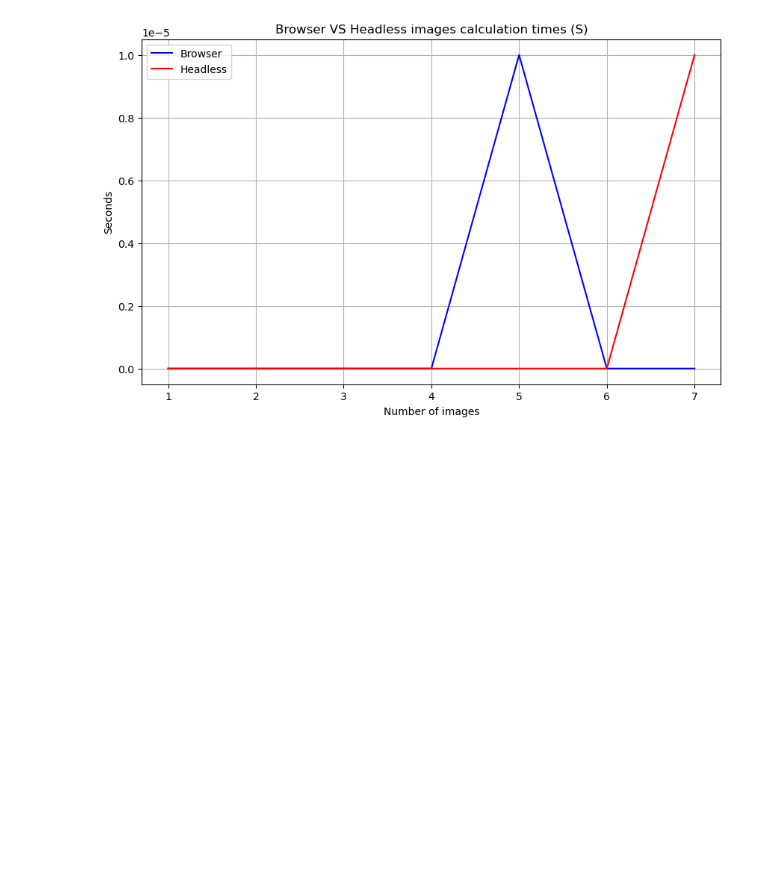
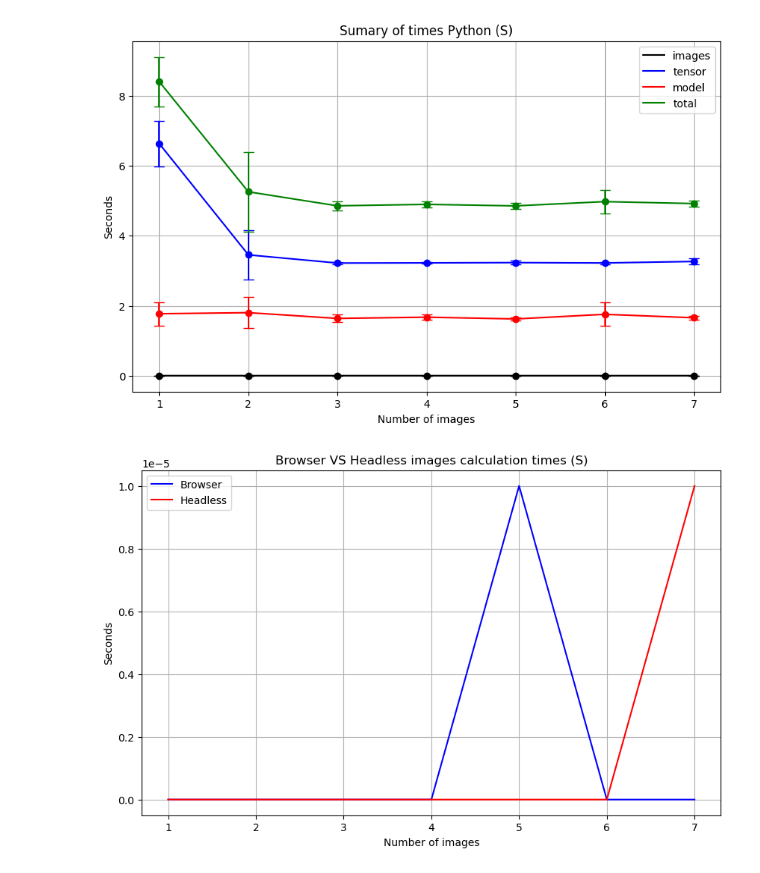
Before and after one commit to Drokoz/Motivus-AnteProyecto, a Jupyter notebook: testing-automation/python/benchmark.ipynb, the cells around one changed output. Drawn from its saved outputs; the diff is of its cells as text; code cells hidden in the pictures; blank space fills up the shorter version.

```diff
--- a/testing-automation/python/benchmark.ipynb
+++ b/testing-automation/python/benchmark.ipynb
@@ -87,15 +87,27 @@ def getBrowserArrayTimes():
 def getHeadlessArrayTimes():
     headlessTimesArray = []
     for i in range(1,11):
-        './data/'
         file_path = './data/resnet-wasm-headless' + str(i) + '.json'
         with open(file_path) as file:
             data = json.load(file)
-
         RWB_Times = pd.DataFrame(data)
         RWB_Times_s = RWB_Times / 1000.0
         headlessTimesArray.append(RWB_Times_s)
     return headlessTimesArray
+
+def getPythonArrayTimes():
+    pythonTimesArray = []
+    for i in range(1,11):
+        file_path = './data/resnet-python' + str(i) + '.json'
+        with open(file_path) as file:
+            data = json.load(file)
+        print(type(data))
+        print(data)
+        RWB_Times = pd.DataFrame(eval(data))
+        RWB_Times_s = RWB_Times
+        pythonTimesArray.append(RWB_Times_s)
+    return pythonTimesArray
 # %%
 browserTimesArray = getBrowserArrayTimes()
 headlessTimesArray = getHeadlessArrayTimes()
+pythonTimesArray = getPythonArrayTimes()
@@ -102,9 +155,11 @@ headlessTimesArray = getHeadlessArrayTimes()
 # %%
 plotDatasetTimes(browserTimesArray,"Number of images", "Seconds", "Sumary of times Resnet Browser (S)")
 plotDatasetTimes(headlessTimesArray,"Number of images", "Seconds", "Sumary of times Resnet Headless (S)")
+plotDatasetTimes(pythonTimesArray,"Number of images", "Seconds", "Sumary of times Python (S)")
 # %% [output]
 [figure]
 [figure]
+[figure, added]
 # %%
 plotVS(browserTimesArray,headlessTimesArray,"Browser","Headless")
 # %% [output]
```
Also changed, not shown: parts of 3 cells of this notebook, 23 other files.
